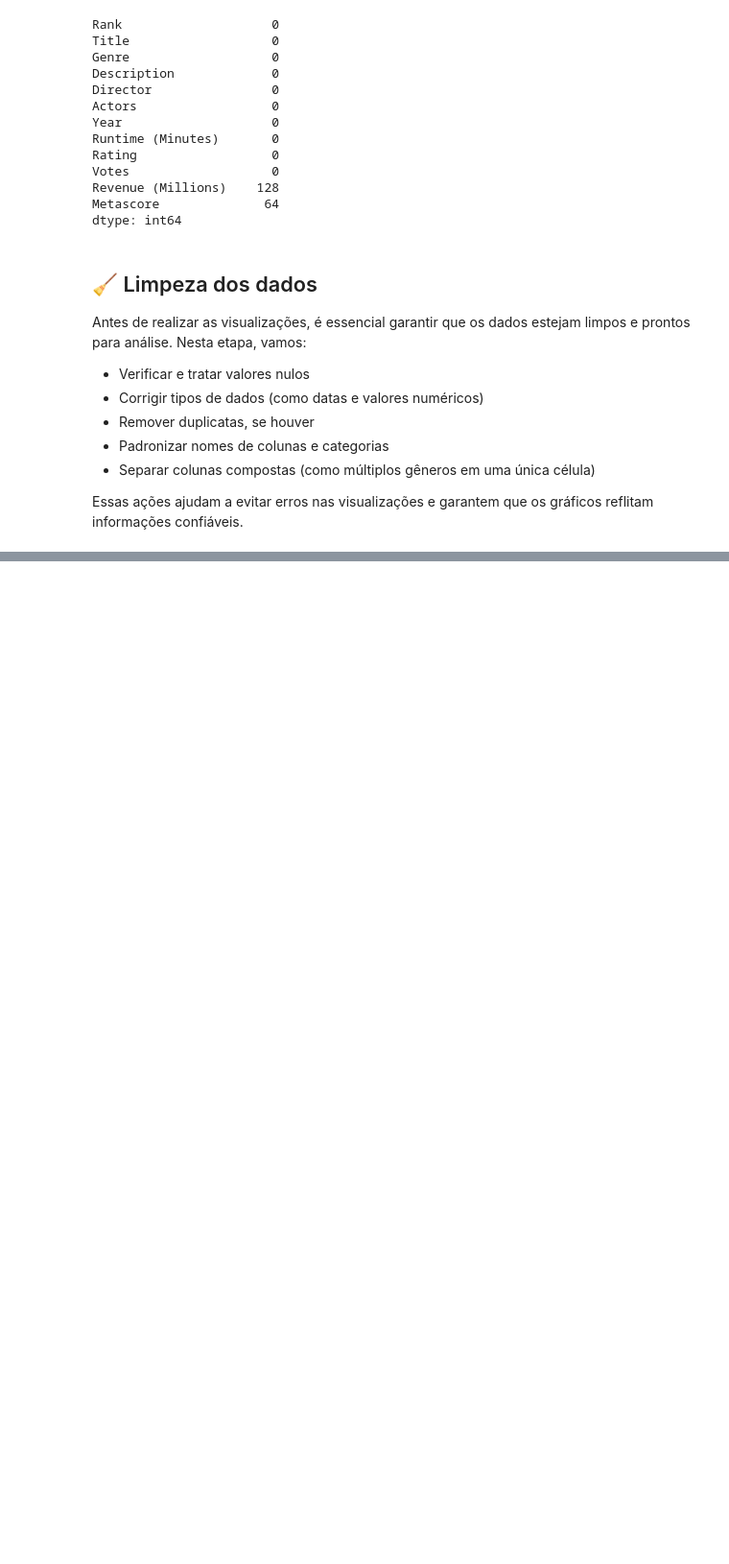
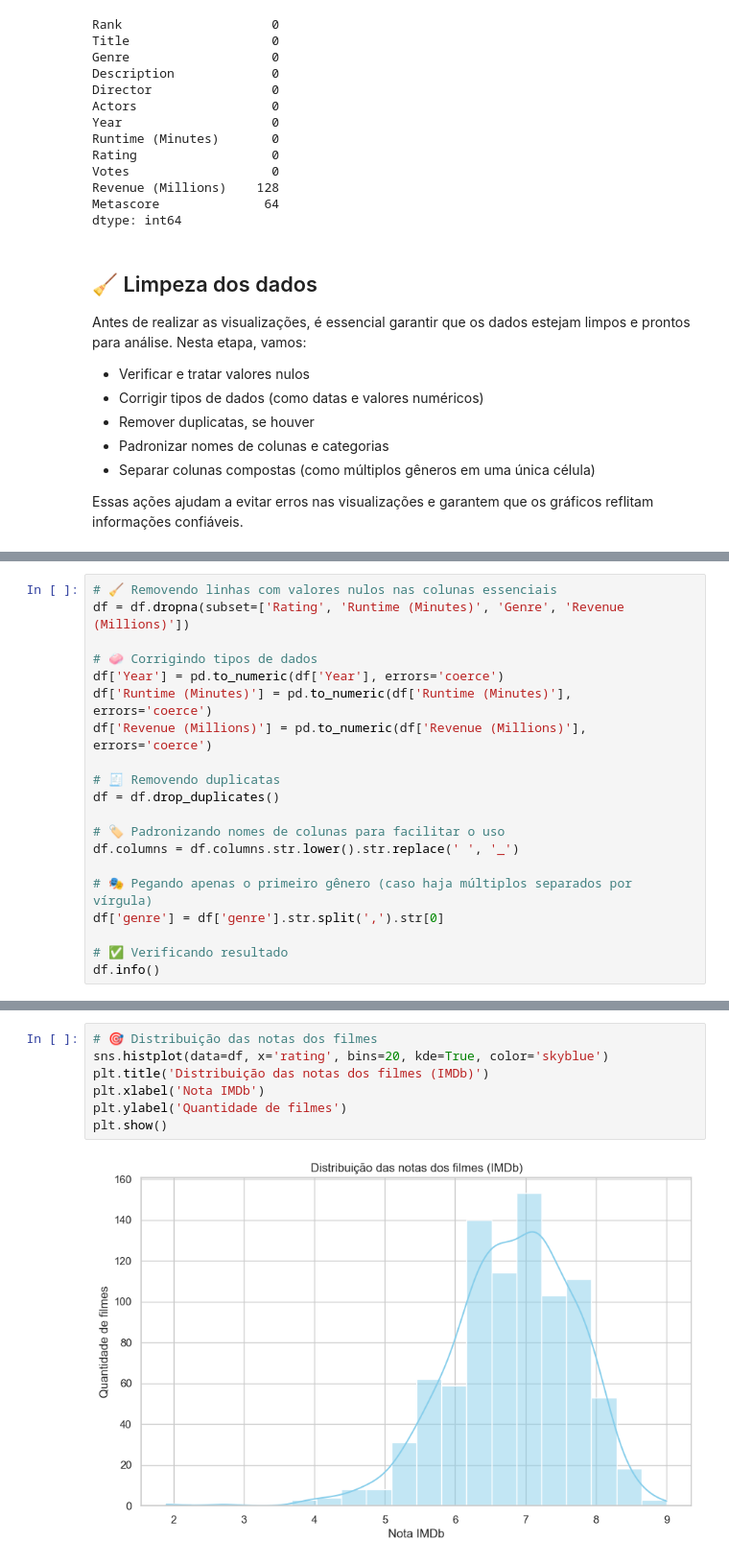
Before and after one commit to TeacherSamanthaSilva/AnaliseDadosFilmesSeaborn, a Jupyter notebook: filmes.ipynb, the cells around one changed output, grey strips where cells are left out. Shown at 96% size. Saved outputs shown, nothing was run; the diff lists cells and outputs as text; blank space fills up the shorter version.

```diff
--- a/filmes.ipynb
+++ b/filmes.ipynb
@@ -108,0 +124,20 @@ Essas ações ajudam a evitar erros nas visualizações e garantem que os gráfi
+# %%
+# 🧹 Removendo linhas com valores nulos nas colunas essenciais
+df = df.dropna(subset=['Rating', 'Runtime (Minutes)', 'Genre', 'Revenue (Millions)'])
+
+# 🧼 Corrigindo tipos de dados
+df['Year'] = pd.to_numeric(df['Year'], errors='coerce')
+df['Runtime (Minutes)'] = pd.to_numeric(df['Runtime (Minutes)'], errors='coerce')
+df['Revenue (Millions)'] = pd.to_numeric(df['Revenue (Millions)'], errors='coerce')
+
+# 🧾 Removendo duplicatas
+df = df.drop_duplicates()
+
+# 🏷️ Padronizando nomes de colunas para facilitar o uso
+df.columns = df.columns.str.lower().str.replace(' ', '_')
+
+# 🎭 Pegando apenas o primeiro gênero (caso haja múltiplos separados por vírgula)
+df['genre'] = df['genre'].str.split(',').str[0]
+
+# ✅ Verificando resultado
+df.info()
@@ -108,0 +185,9 @@ Essas ações ajudam a evitar erros nas visualizações e garantem que os gráfi
+# %%
+# 🎯 Distribuição das notas dos filmes
+sns.histplot(data=df, x='rating', bins=20, kde=True, color='skyblue')
+plt.title('Distribuição das notas dos filmes (IMDb)')
+plt.xlabel('Nota IMDb')
+plt.ylabel('Quantidade de filmes')
+plt.show()
+# %% [output]
+[figure, added]
```
Also changed, not shown: parts of 22 cells of this notebook.
